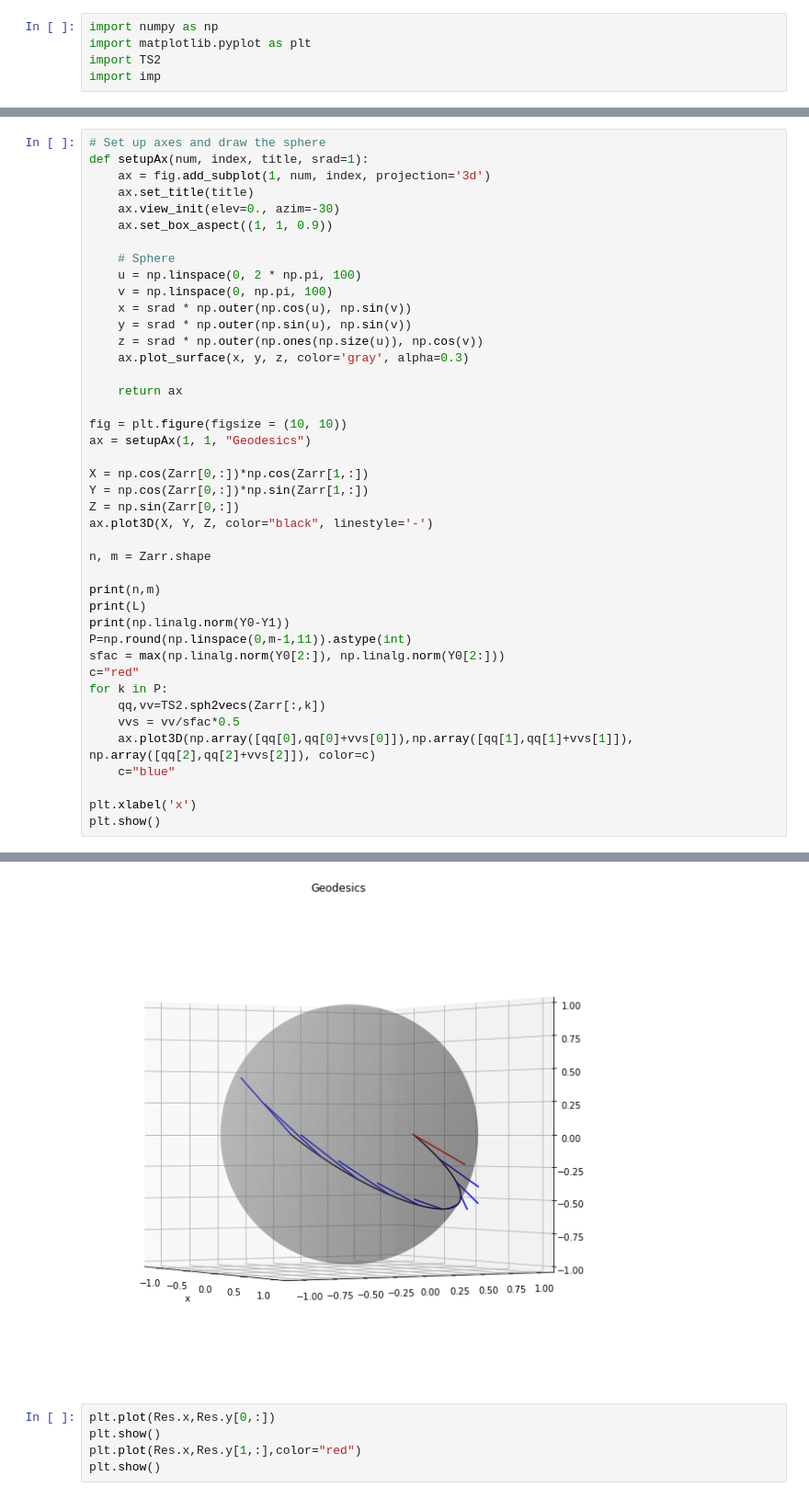
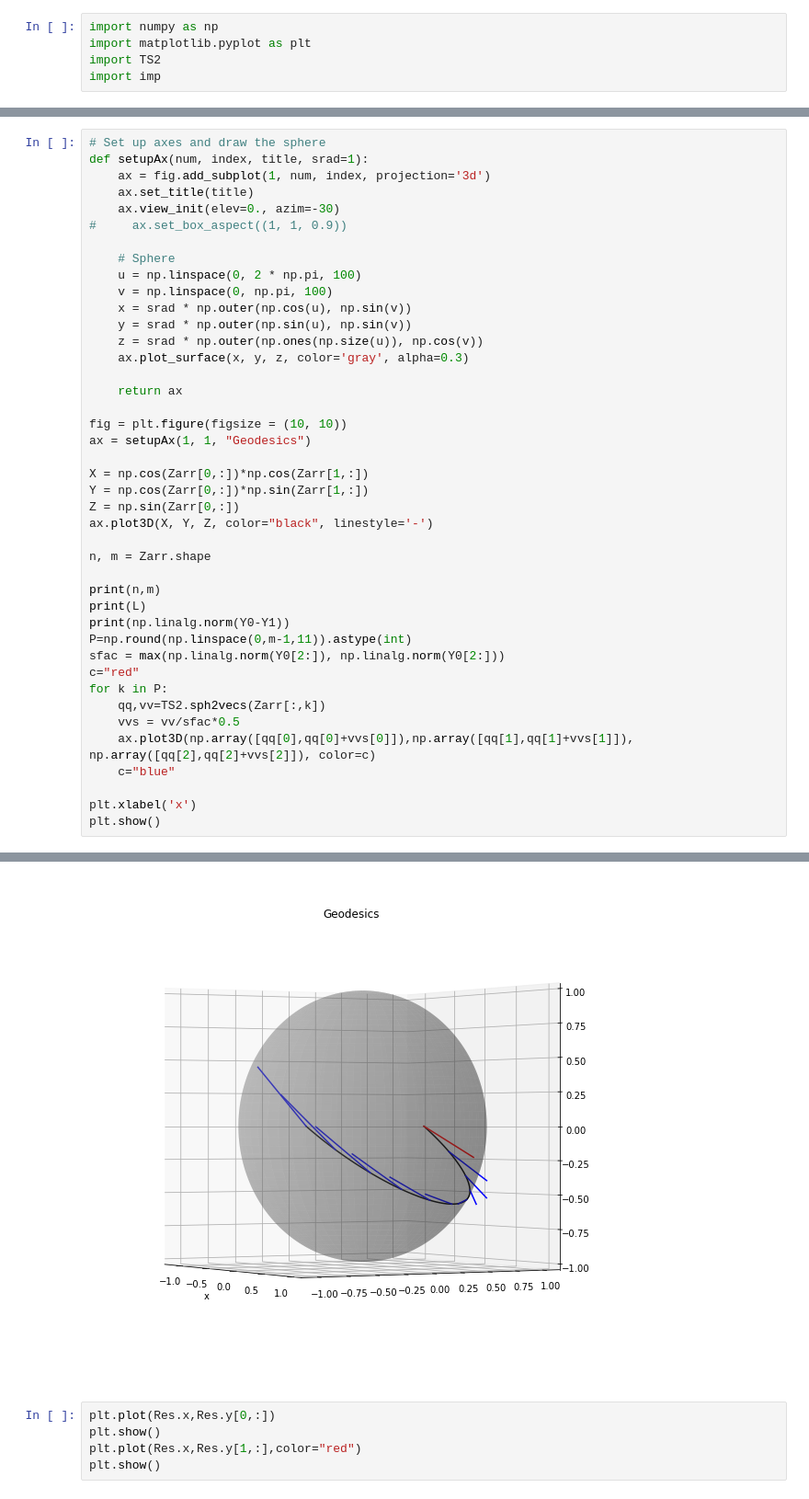
Before and after one commit to Eir33n/SphericalPendulum-Secondment, a Jupyter notebook: extras/TS2.ipynb, the cells around one changed output, grey strips where cells are left out. Shown at 92% size. Drawn from its saved outputs; the diff is of its cells as text.

```diff
--- a/extras/TS2.ipynb
+++ b/extras/TS2.ipynb
@@ -46,7 +48,7 @@ def setupAx(num, index, title, srad=1):
     ax = fig.add_subplot(1, num, index, projection='3d')
     ax.set_title(title)
     ax.view_init(elev=0., azim=-30)
-    ax.set_box_aspect((1, 1, 0.9))
+#     ax.set_box_aspect((1, 1, 0.9))
 
     # Sphere
     u = np.linspace(0, 2 * np.pi, 100)
@@ -59,34 +61,34 @@ def setupAx(num, index, title, srad=1):
     return ax
 
 fig = plt.figure(figsize = (10, 10))
 ax = setupAx(1, 1, "Geodesics")
 
 X = np.cos(Zarr[0,:])*np.cos(Zarr[1,:])
 Y = np.cos(Zarr[0,:])*np.sin(Zarr[1,:])
 Z = np.sin(Zarr[0,:])
 ax.plot3D(X, Y, Z, color="black", linestyle='-')
 
 n, m = Zarr.shape
 
 print(n,m)
 print(L)
 print(np.linalg.norm(Y0-Y1))
 P=np.round(np.linspace(0,m-1,11)).astype(int)
 sfac = max(np.linalg.norm(Y0[2:]), np.linalg.norm(Y0[2:]))
 c="red"
 for k in P:
     qq,vv=TS2.sph2vecs(Zarr[:,k])
     vvs = vv/sfac*0.5
     ax.plot3D(np.array([qq[0],qq[0]+vvs[0]]),np.array([qq[1],qq[1]+vvs[1]]), np.array([qq[2],qq[2]+vvs[2]]), color=c)
     c="blue"
 
 plt.xlabel('x')
 plt.show()
 # %% [output]
 8 104
 3.155522969931843
 3.4813222202331917
-[figure, old version]
+[figure, new version]
 # %%
 plt.plot(Res.x,Res.y[0,:])
 plt.show()
```
Also changed, not shown: parts of 1 cell of this notebook, 3 other files.
